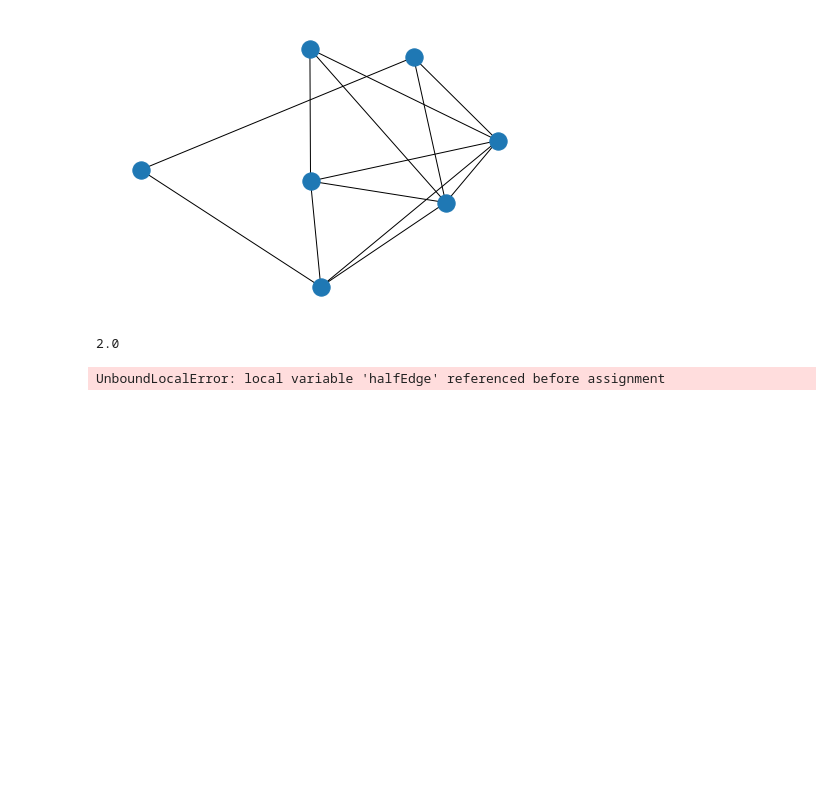
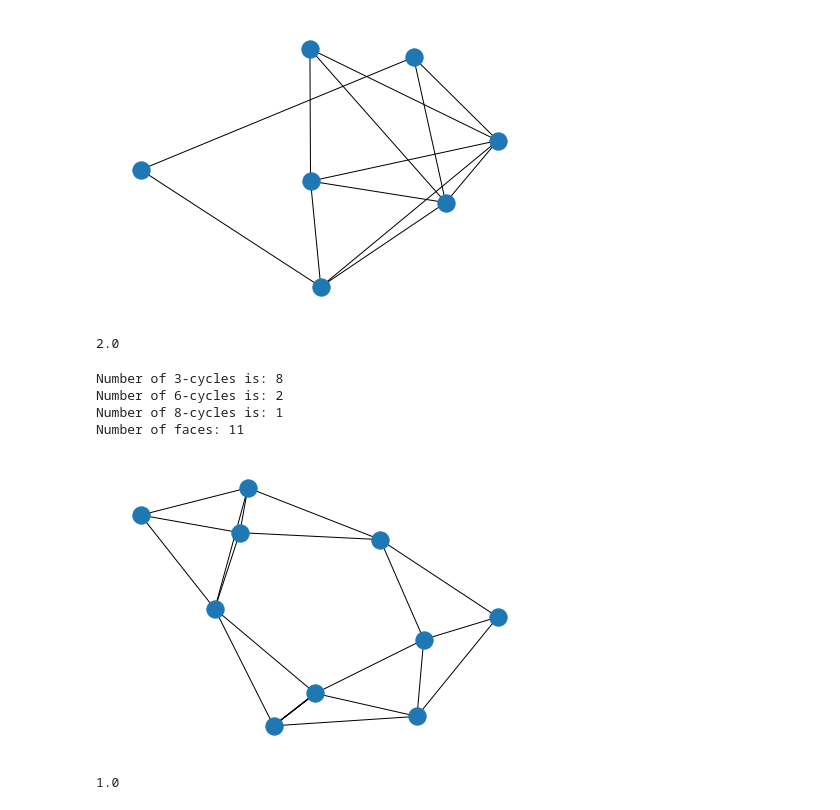
Before and after one commit to joshuasc2001/Final-Year-Project, a Jupyter notebook: FYP.ipynb, the cells around one changed output. Drawn from its saved outputs; the diff is of its cells as text; code cells hidden in the pictures; blank space fills up the shorter version.

```diff
--- a/FYP.ipynb
+++ b/FYP.ipynb
@@ -214,11 +214,19 @@ r3.findGenus()
 2.0
 # %%
 v4 = [(1,2,3,4),(34,37,36,35),(30,31,32,33,44),(28,27,29),(26,25,43,42),(39,40,41,38),(23,24,21,22),(20,19,18,17),(15,16,14,13),(5,6,7,8,9),(10,11,12)]
-e4 = [(1,37),(35,3),(2,44),(33,34),(4,5),(6,36),(13,12),(10,9),(8,18),(11,19),(16,17),(7,14),(30,21),(15,22),(24,25),(23,40),(39,43),(26,27),(42,31),(38,32),(29,30),(28,41),(3,35)]
+e4 = [(1,37),(35,3),(2,44),(33,34),(4,5),(6,36),(13,12),(10,9),(8,18),(11,19),(16,17),(7,14),(20,21),(15,22),(24,25),(23,40),(39,43),(26,27),(42,31),(38,32),(29,30),(28,41)]
 r4 = rotationSystem(v4,e4)
 r4.displayCycles()
 print(f"Number of faces: {r4.noFaces()}")
 G4 = nx.MultiGraph(r4.conversion())
 nx.draw(G4)
 # %% [output]
-UnboundLocalError: local variable 'halfEdge' referenced before assignment
+Number of 3-cycles is: 8
+Number of 6-cycles is: 2
+Number of 8-cycles is: 1
+Number of faces: 11
+[figure, added]
+# %%
+r4.findGenus()
+# %% [output]
+1.0
```
Also changed, not shown: 2 other files.
